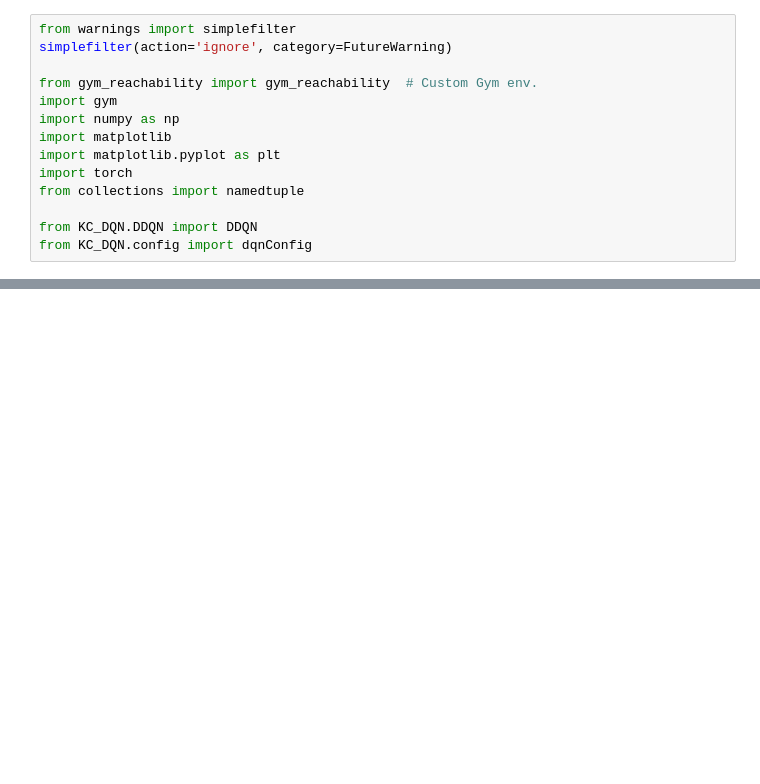
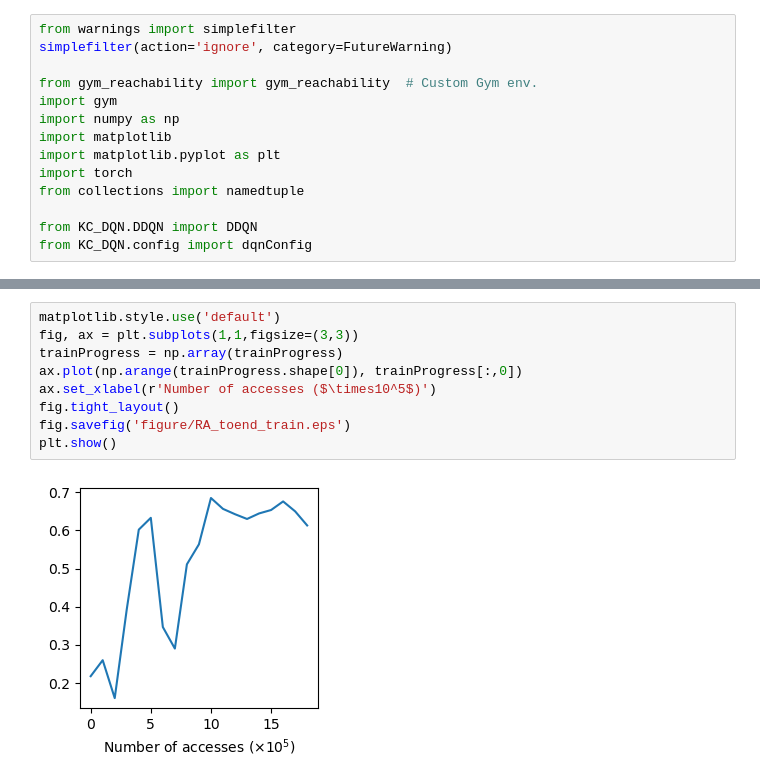
Before and after one commit to HJReachability/safety_rl, a Jupyter notebook: exp_zermelo_RA.ipynb, the cells around one changed output, grey strips where cells are left out. Drawn from its saved outputs; the diff is of its cells as text; blank space fills up the shorter version.

```diff
--- a/exp_zermelo_RA.ipynb
+++ b/exp_zermelo_RA.ipynb
@@ -131 +128,12 @@ Ep[6000 - (0.21,0.99988,4.0e-03)]: Running/Real cost: 0.81/1.00; success/failure
+# %%
+matplotlib.style.use('default')
+fig, ax = plt.subplots(1,1,figsize=(3,3))
+trainProgress = np.array(trainProgress)
+ax.plot(np.arange(trainProgress.shape[0]), trainProgress[:,0])
+ax.set_xlabel(r'Number of accesses ($\times10^5$)')
+fig.tight_layout()
+fig.savefig('figure/RA_toend_train.eps')
+plt.show()
+# %% [output]
+[figure, added]
 # %%
```
Also changed, not shown: parts of 9 cells of this notebook, 2 other files.
